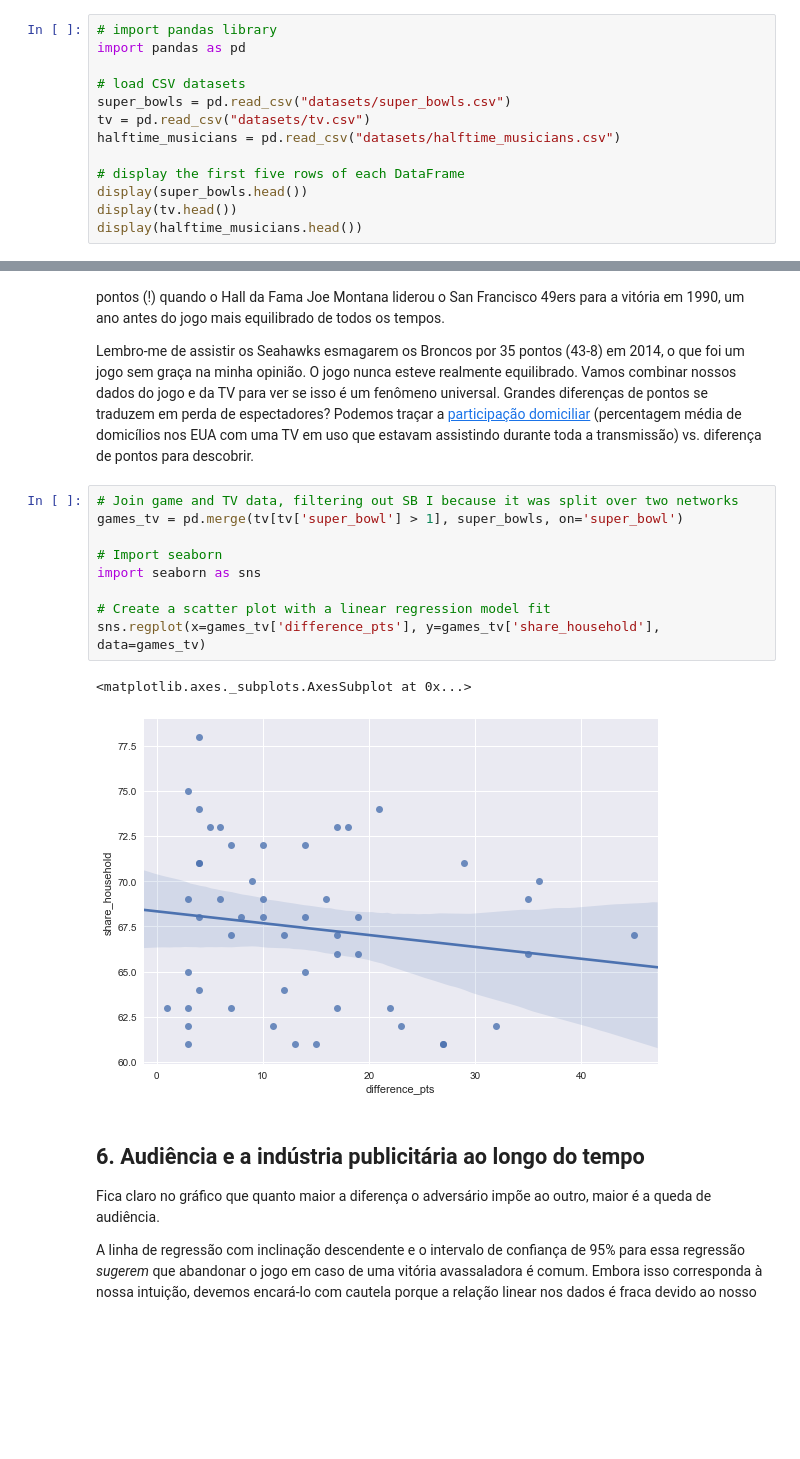
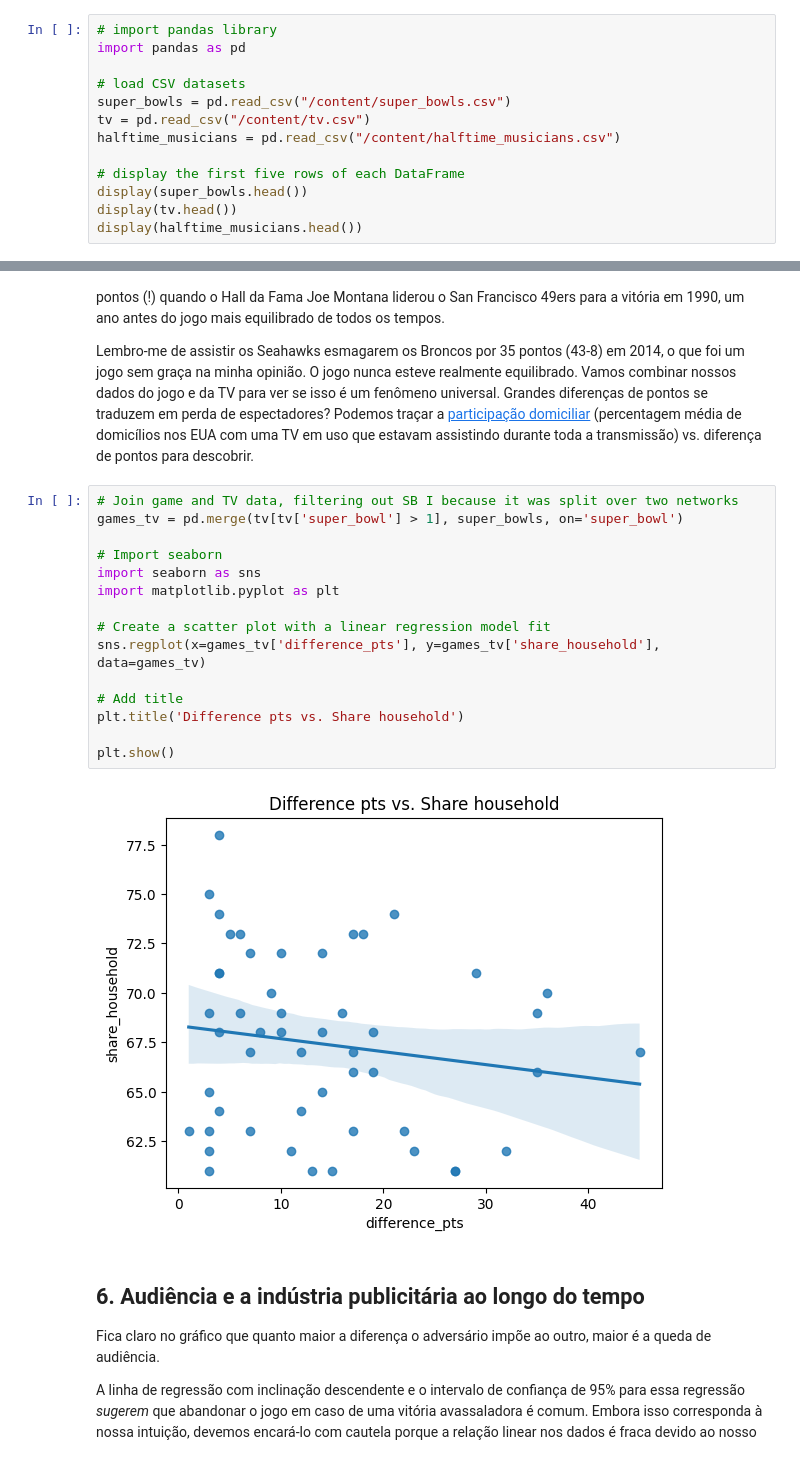
Before and after one commit to ericfruchi/Portfolio, a Jupyter notebook: Analisando_o_jogo,_consumo_e_audiência_do_Super_Bowl.ipynb, the cells around one changed output, grey strips where cells are left out. Cells and saved outputs as stored; diff of their text form; blank space fills up the shorter version.

```diff
--- a/Analisando_o_jogo,_consumo_e_audiência_do_Super_Bowl.ipynb
+++ b/Analisando_o_jogo,_consumo_e_audiência_do_Super_Bowl.ipynb
@@ -21,9 +21,9 @@ O Super Bowl vai além de apenas um jogo, vai além de ser a final da maior liga
 import pandas as pd
 
 # load CSV datasets
-super_bowls = pd.read_csv("datasets/super_bowls.csv")
-tv = pd.read_csv("datasets/tv.csv")
-halftime_musicians = pd.read_csv("datasets/halftime_musicians.csv")
+super_bowls = pd.read_csv("/content/super_bowls.csv")
+tv = pd.read_csv("/content/tv.csv")
+halftime_musicians = pd.read_csv("/content/halftime_musicians.csv")
 
 # display the first five rows of each DataFrame
 display(super_bowls.head())
@@ -149,15 +149,20 @@ display(super_bowls[super_bowls['difference_pts'] >= 35])
 # %%
 # Join game and TV data, filtering out SB I because it was split over two networks
 games_tv = pd.merge(tv[tv['super_bowl'] > 1], super_bowls, on='super_bowl')
 
 # Import seaborn
 import seaborn as sns
+import matplotlib.pyplot as plt
 
 # Create a scatter plot with a linear regression model fit
 sns.regplot(x=games_tv['difference_pts'], y=games_tv['share_household'], data=games_tv)
+
+# Add title
+plt.title('Difference pts vs. Share household')
+
+plt.show()
 # %% [output]
-<matplotlib.axes._subplots.AxesSubplot at 0x...>
-[figure, old version]
+[figure, new version]
 # %% [markdown]
 ## 6. Audiência e a indústria publicitária ao longo do tempo
 
```
